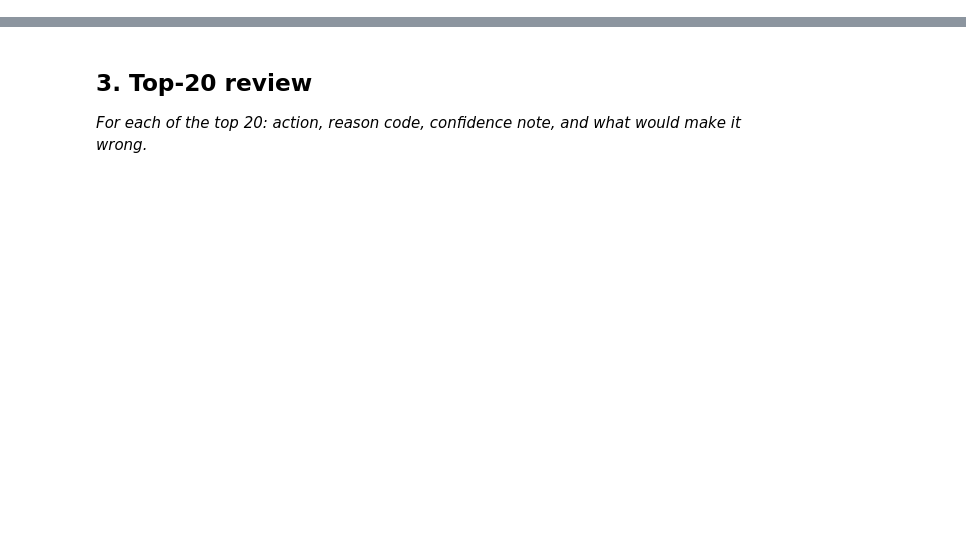
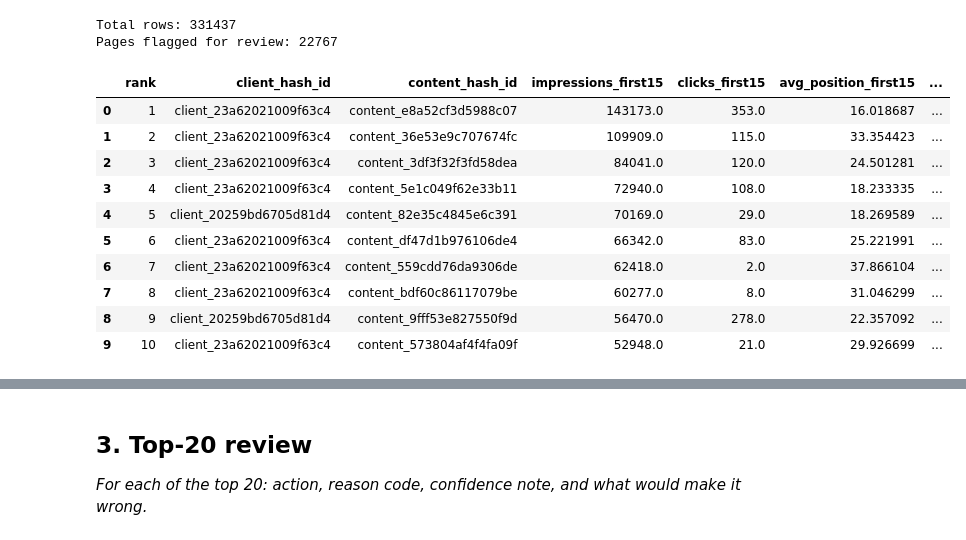
Before and after one commit to eminamandzukic/FlyRank_starter, a Jupyter notebook: work/notebooks/w04_baseline_score.ipynb, the cells around one changed output, grey strips where cells are left out. Saved outputs shown, nothing was run; the diff lists cells and outputs as text; code cells hidden in the pictures; blank space fills up the shorter version.

```diff
--- a/work/notebooks/w04_baseline_score.ipynb
+++ b/work/notebooks/w04_baseline_score.ipynb
@@ -22,0 +187,74 @@ This skeleton is yours to fill. Work the sections **in order** — each one has
+# %%
+from pathlib import Path
+import numpy as np
+
+baseline = model_frame.copy()
+
+# One transparent rule
+qualifies = (
+    (baseline["impressions_first15"] >= 200)
+    & (baseline["avg_position_first15"] > 10)
+)
+
+# Score: higher-volume qualifying pages rank first
+baseline["baseline_score"] = np.where(
+    qualifies,
+    baseline["impressions_first15"],
+    0
+)
+
+# One reason code
+baseline["reason_code"] = np.where(
+    qualifies,
+    "visible_but_not_top10",
+    ""
+)
+
+# Action label
+baseline["action_label"] = np.where(
+    qualifies,
+    "review_for_refresh",
+    "monitor"
+)
+
+# Ranked queue
+queue = (
+    baseline
+    .sort_values("baseline_score", ascending=False)
+    .reset_index(drop=True)
+)
+
+queue["rank"] = queue.index + 1
+
+queue = queue[
+    [
+        "rank",
+        "client_hash_id",
+        "content_hash_id",
+        "impressions_first15",
+        "clicks_first15",
+        "avg_position_first15",
+        "baseline_score",
+        "reason_code",
+        "action_label"
+    ]
+]
+
+print("Total rows:", len(queue))
+print("Pages flagged for review:", (queue["baseline_score"] > 0).sum())
+
+queue.head(10)
+# %% [output]
+Total rows: 331437
+Pages flagged for review: 22767
+|  | rank | client_hash_id | content_hash_id | impressions_first15 | clicks_first15 | avg_position_first15 | ... |
+| 0 | 1 | client_23a62021009f63c4 | content_e8a52cf3d5988c07 | 143173.0 | 353.0 | 16.018687 | ... |
+| 1 | 2 | client_23a62021009f63c4 | content_36e53e9c707674fc | 109909.0 | 115.0 | 33.354423 | ... |
+| 2 | 3 | client_23a62021009f63c4 | content_3df3f32f3fd58dea | 84041.0 | 120.0 | 24.501281 | ... |
+| 3 | 4 | client_23a62021009f63c4 | content_5e1c049f62e33b11 | 72940.0 | 108.0 | 18.233335 | ... |
+| 4 | 5 | client_20259bd6705d81d4 | content_82e35c4845e6c391 | 70169.0 | 29.0 | 18.269589 | ... |
+| 5 | 6 | client_23a62021009f63c4 | content_df47d1b976106de4 | 66342.0 | 83.0 | 25.221991 | ... |
+| 6 | 7 | client_23a62021009f63c4 | content_559cdd76da9306de | 62418.0 | 2.0 | 37.866104 | ... |
+| 7 | 8 | client_23a62021009f63c4 | content_bdf60c86117079be | 60277.0 | 8.0 | 31.046299 | ... |
+| 8 | 9 | client_20259bd6705d81d4 | content_9fff53e827550f9d | 56470.0 | 278.0 | 22.357092 | ... |
+| 9 | 10 | client_23a62021009f63c4 | content_573804af4f4fa09f | 52948.0 | 21.0 | 29.926699 | ... |
```
Also changed, not shown: parts of 20 cells of this notebook.
